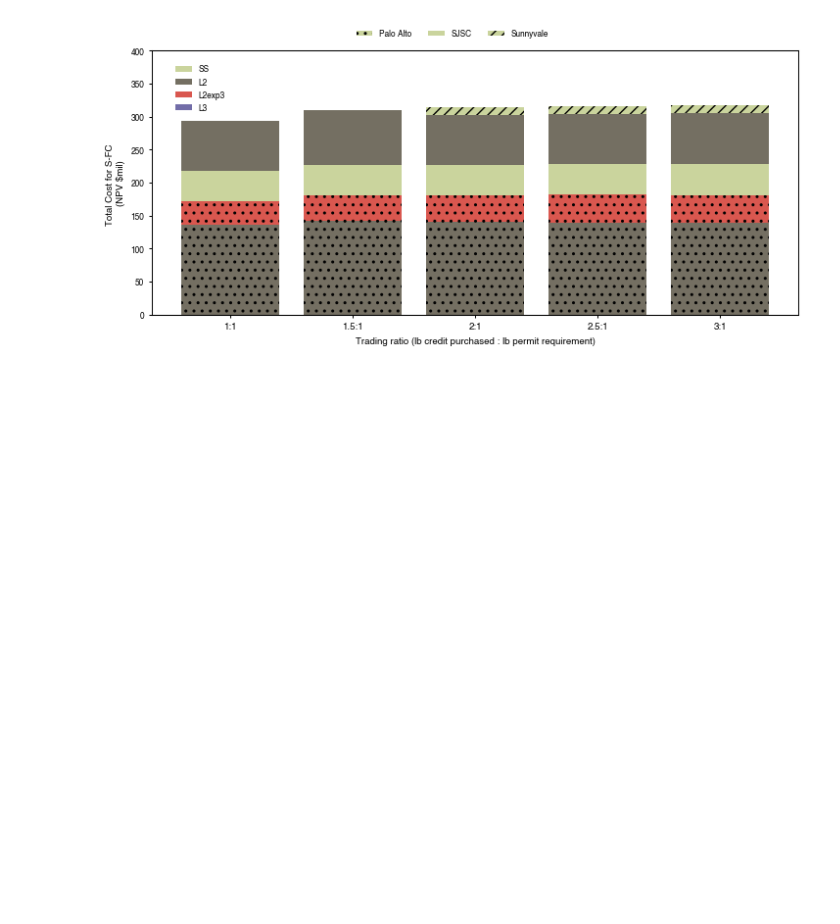
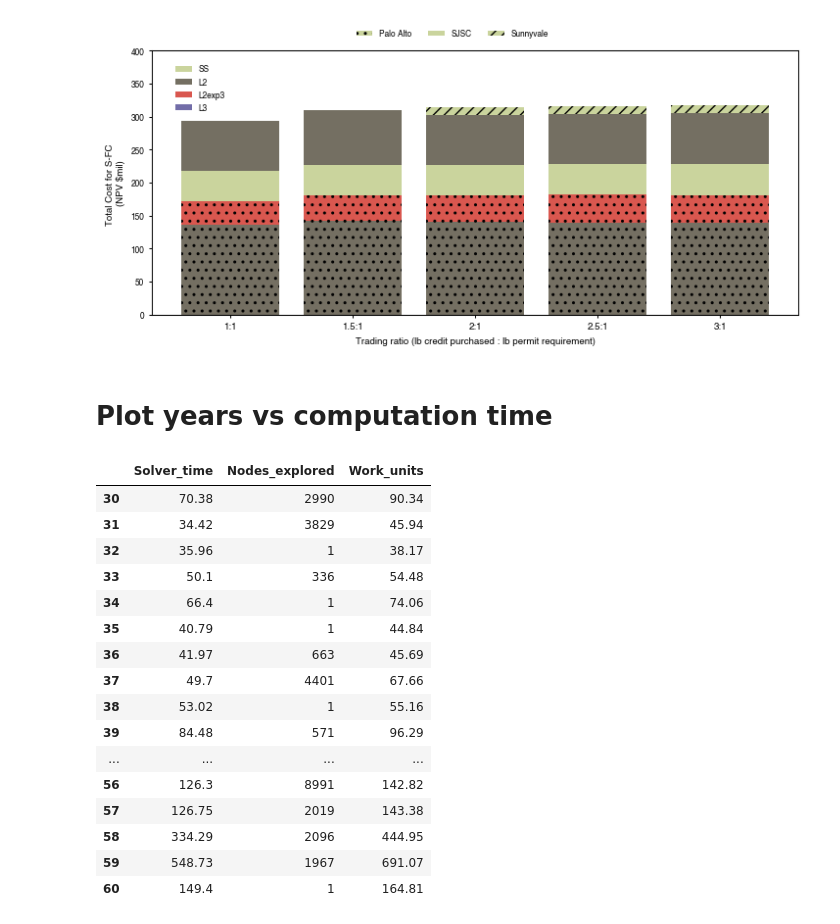
Before and after one commit to we3lab/Cap_Expansion_Model_SFBay, a Jupyter notebook: Jupyter_Scripts_for_Figures/Fig_4_Sensitivity.ipynb, the cells around one changed output. Cells and saved outputs as stored; diff of their text form; code cells hidden in the pictures; blank space fills up the shorter version.

```diff
--- a/Jupyter_Scripts_for_Figures/Fig_4_Sensitivity.ipynb
+++ b/Jupyter_Scripts_for_Figures/Fig_4_Sensitivity.ipynb
@@ -811,2 +819,37 @@ fig.savefig(file + "SI/Fig_SI_TR.svg", format="svg", bbox_inches='tight', dpi=30
 # %% [output]
 [figure]
+# %% [markdown]
+# Plot years vs computation time
+# %%
+path = '../Results/Sensitivity_all_coordination_years_S_2/'
+dfs_S_years = create_dataframe_computational_cost(path, 'Full_coordination_')
+keys = {int(key):key for key in sorted(dfs_S_years.keys())}
+set_xticks = sorted(keys.keys())
+# create dataframe with rows of keys and column title: solver time and nodes explored
+df_comp_cost = pd.DataFrame(index=set_xticks, columns=['Solver_time', 'Nodes_explored', 'Work_units'])
+
+for key in sorted(keys):
+    costs[key] = {}
+    df_small = dfs_S_years[keys[key]][['Name', 'Count']]
+    df_comp_cost.loc[int(key), 'Solver_time'] = df_small[df_small['Name'] == 'Solve Time (s)'].Count.values[0]
+    df_comp_cost.loc[int(key), 'Nodes_explored'] = df_small[df_small['Name'] == 'B&B Nodes Explored'].Count.values[0]
+    df_comp_cost.loc[int(key), 'Work_units'] = df_small[df_small['Name'] == 'Work Units'].Count.values[0]
+df_comp_cost
+# %% [output]
+|  | Solver_time | Nodes_explored | Work_units |
+| 30 | 70.38 | 2990 | 90.34 |
+| 31 | 34.42 | 3829 | 45.94 |
+| 32 | 35.96 | 1 | 38.17 |
+| 33 | 50.1 | 336 | 54.48 |
+| 34 | 66.4 | 1 | 74.06 |
+| 35 | 40.79 | 1 | 44.84 |
+| 36 | 41.97 | 663 | 45.69 |
+| 37 | 49.7 | 4401 | 67.66 |
+| 38 | 53.02 | 1 | 55.16 |
+| 39 | 84.48 | 571 | 96.29 |
+| ... | ... | ... | ... |
+| 56 | 126.3 | 8991 | 142.82 |
+| 57 | 126.75 | 2019 | 143.38 |
+| 58 | 334.29 | 2096 | 444.95 |
+| 59 | 548.73 | 1967 | 691.07 |
+| 60 | 149.4 | 1 | 164.81 |
```
Also changed, not shown: parts of 9 cells of this notebook.
